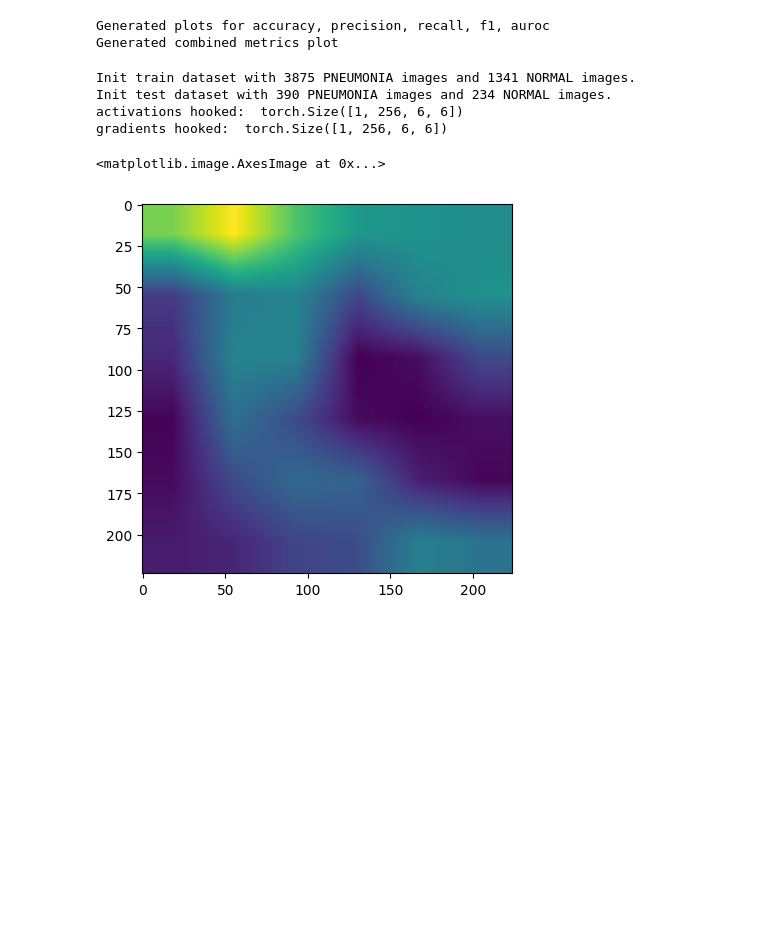
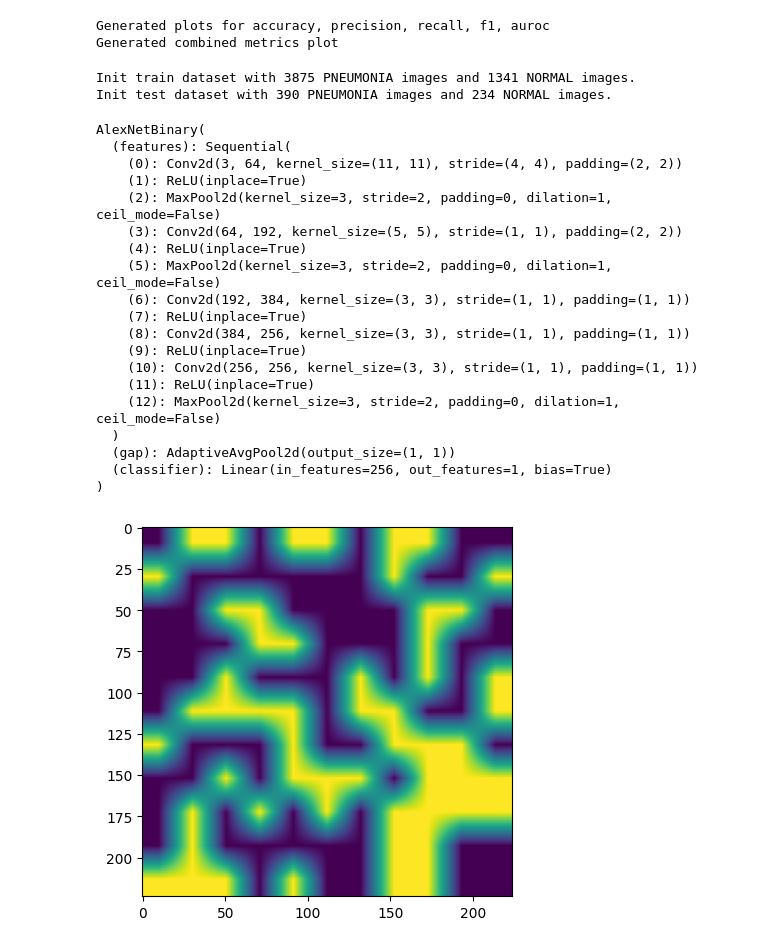
Before and after one commit to davide-beltrame/medimg-saliency-benchmark, a Jupyter notebook: medimg-saliency-benchmark/main.ipynb, the cells around one changed output. Drawn from its saved outputs; the diff is of its cells as text; code cells hidden in the pictures; blank space fills up the shorter version.

Commit message:
finish implementing saliency maps

```diff
--- a/medimg-saliency-benchmark/main.ipynb
+++ b/medimg-saliency-benchmark/main.ipynb
@@ -376,31 +376,48 @@ Generated combined metrics plot
 # %%
 from datamodule import Datamodule
 from utils import BaseConfig
 import models
 from importlib import reload
 import torch
 import saliency
 import matplotlib.pyplot as plt
 reload(models)
 reload(saliency)
 config = BaseConfig("config.json")
 dm = Datamodule(config)
 dm.setup()
 X, y = next(iter(dm.train_dataloader()))
 
 model = models.AlexNetBinary(config)
 # model = models.VGG16Binary(config)
 # model = models.ResNet101Binary(config)
 # model = models.InceptionNetBinary(config)
-gradcam = saliency.GradCAM(model)
+cam = saliency.RISE(model)
 
-out = gradcam(X[[0]])
+out = cam(X[[0]])
 
 plt.imshow(out)
+model
 # %% [output]
 Init train dataset with 3875 PNEUMONIA images and 1341 NORMAL images.
 Init test dataset with 390 PNEUMONIA images and 234 NORMAL images.
-activations hooked:  torch.Size([1, 256, 6, 6])
-gradients hooked:  torch.Size([1, 256, 6, 6])
-<matplotlib.image.AxesImage at 0x...>
+AlexNetBinary(
+  (features): Sequential(
+    (0): Conv2d(3, 64, kernel_size=(11, 11), stride=(4, 4), padding=(2, 2))
+    (1): ReLU(inplace=True)
+    (2): MaxPool2d(kernel_size=3, stride=2, padding=0, dilation=1, ceil_mode=False)
+    (3): Conv2d(64, 192, kernel_size=(5, 5), stride=(1, 1), padding=(2, 2))
+    (4): ReLU(inplace=True)
+    (5): MaxPool2d(kernel_size=3, stride=2, padding=0, dilation=1, ceil_mode=False)
+    (6): Conv2d(192, 384, kernel_size=(3, 3), stride=(1, 1), padding=(1, 1))
+    (7): ReLU(inplace=True)
+    (8): Conv2d(384, 256, kernel_size=(3, 3), stride=(1, 1), padding=(1, 1))
+    (9): ReLU(inplace=True)
+    (10): Conv2d(256, 256, kernel_size=(3, 3), stride=(1, 1), padding=(1, 1))
+    (11): ReLU(inplace=True)
+    (12): MaxPool2d(kernel_size=3, stride=2, padding=0, dilation=1, ceil_mode=False)
+  )
+  (gap): AdaptiveAvgPool2d(output_size=(1, 1))
+  (classifier): Linear(in_features=256, out_features=1, bias=True)
+)
-[figure, old version]
+[figure, new version]
```
Also changed, not shown: 1 other file.
